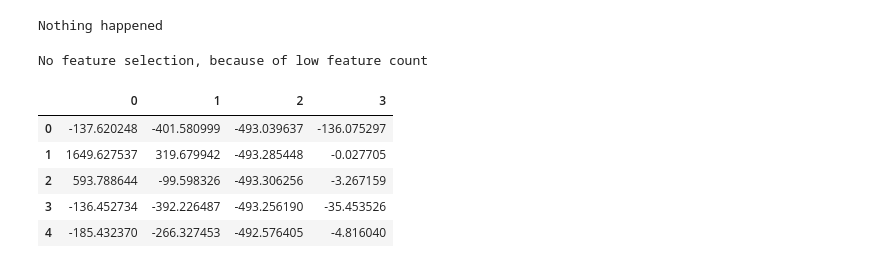
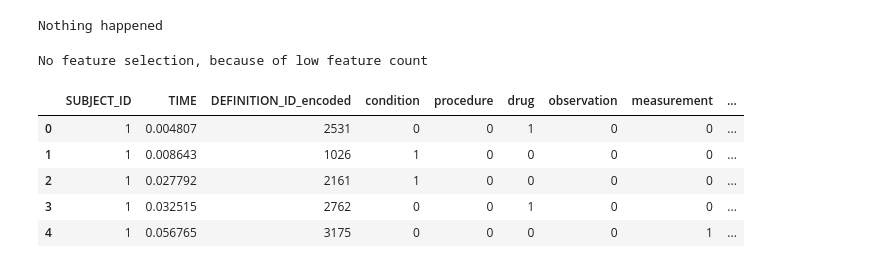
Before and after one commit to OJPOJ/ItDS-project, a Jupyter notebook: preprocessing.ipynb, the cells around one changed output. Saved outputs shown, nothing was run; the diff lists cells and outputs as text; code cells hidden in the pictures.

```diff
--- a/preprocessing.ipynb
+++ b/preprocessing.ipynb
@@ -48,5 +68,5 @@ data.loc[data['DEFINITION_ID'].str.contains('condition_*')]
 # %%
-dataFormat = 1 # 0 for seperate ID column 1 for not
+dataFormat = 0 # 0 for seperate ID column 1 for not
 df = data.copy()
 if dataFormat == 0:
     label_encoder = LabelEncoder()
@@ -62,7 +82,7 @@ if dataFormat == 0:
     for column in columns_to_convert:
         df[column] = df[column].astype(int)
     time_threshold = 1
-    df['DEATH'] = df['time_since_last'].apply(lambda x: 1 if x <= time_threshold else 0)
+    df['death'] = df['time_since_last'].apply(lambda x: 1 if x <= time_threshold else 0)
 elif dataFormat == 1:
     # Splitting 'DEFINITION_ID' into multiple columns
     new_cols = df['DEFINITION_ID'].str.split('_', expand=True)
@@ -114,0 +135,6 @@ Unique values in feature time_since_last: 560198
+# %%
+targetFeatureInversion = 1
+
+if targetFeatureInversion == 1:
+    df['death']=df['death'].map(lambda a:0 if a==1 else 1)
+df.head()
@@ -279,16 +316,16 @@ def applyDimensionalityReduction(reductionTargetTrain,reductionTargetTest,typeOf
     else:
         return X_train,X_test
 # %%
-X_train_reduced,X_test_reduced = applyDimensionalityReduction(X_train,X_test,'pca',4) # choose 'mca','pca' or 'None'
+X_train_reduced,X_test_reduced = applyDimensionalityReduction(X_train,X_test,'None',4) # choose 'mca','pca' or 'None'
 
 if 1:
     X_train = X_train_reduced
     X_test = X_test_reduced
 X_train.head()
 # %% [output]
-|  | 0 | 1 | 2 | 3 |
-| 0 | -137.620248 | -401.580999 | -493.039637 | -136.075297 |
-| 1 | 1649.627537 | 319.679942 | -493.285448 | -0.027705 |
-| 2 | 593.788644 | -99.598326 | -493.306256 | -3.267159 |
-| 3 | -136.452734 | -392.226487 | -493.256190 | -35.453526 |
-| 4 | -185.432370 | -266.327453 | -492.576405 | -4.816040 |
+|  | SUBJECT_ID | TIME | DEFINITION_ID_encoded | condition | procedure | drug | observation | measurement | ... |
+| 0 | 1 | 0.004807 | 2531 | 0 | 0 | 1 | 0 | 0 | ... |
+| 1 | 1 | 0.008643 | 1026 | 1 | 0 | 0 | 0 | 0 | ... |
+| 2 | 1 | 0.027792 | 2161 | 1 | 0 | 0 | 0 | 0 | ... |
+| 3 | 1 | 0.032515 | 2762 | 0 | 0 | 1 | 0 | 0 | ... |
+| 4 | 1 | 0.056765 | 3175 | 0 | 0 | 0 | 0 | 1 | ... |
```
Also changed, not shown: parts of 20 cells of this notebook, 1 other file.
